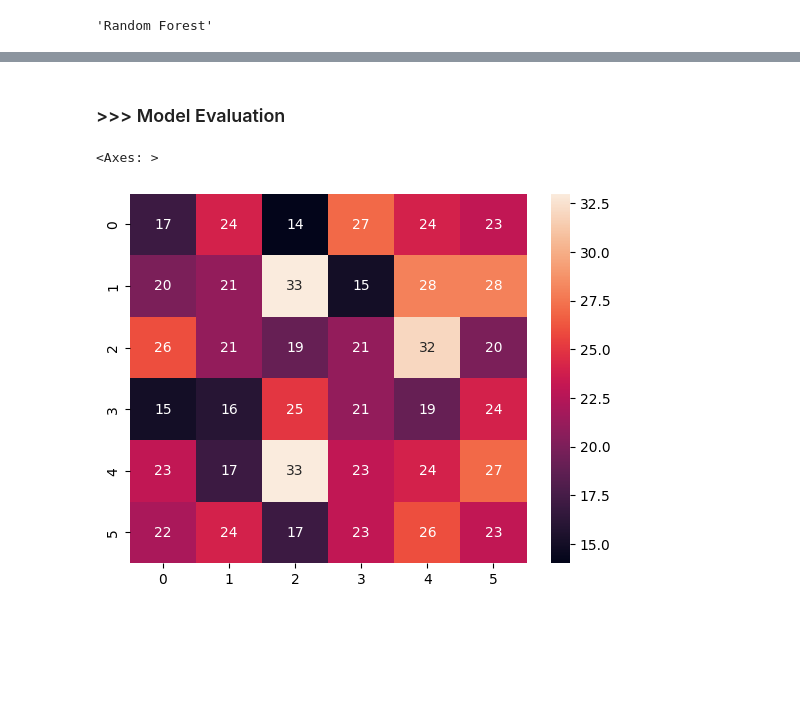
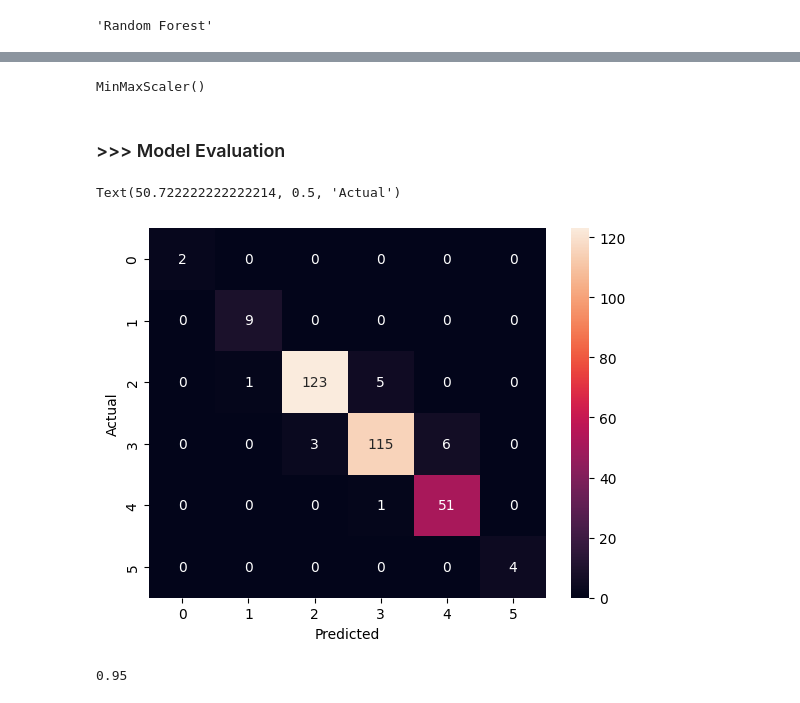
Before and after one commit to Shanu-Mathew/Wine-Qualilty-Prediction-App, a Jupyter notebook: notebook/Wine Quality Analysis.ipynb, the cells around one changed output, grey strips where cells are left out. Saved outputs shown, nothing was run; the diff lists cells and outputs as text; code cells hidden in the pictures; blank space fills up the shorter version.

```diff
--- a/notebook/Wine Quality Analysis.ipynb
+++ b/notebook/Wine Quality Analysis.ipynb
@@ -323,7 +323,7 @@ from sklearn.model_selection import train_test_split as tts
 #The correlation of the columns dropped below except quality are with quality column is very less and so are discarded
 X=winedf.drop(['quality','residual sugar','free sulfur dioxide','pH','density','fixed acidity','chlorides'], axis='columns')
 Y=winedf.quality
-X_tr,X_te,Y_tr,Y_te=train_test_split(X_res,Y_res,test_size=0.2,random_state=101)
+X_tr,X_te,Y_tr,Y_te=train_test_split(X,Y,test_size=0.2)
 # %% [markdown]
 ### >>Data Preprocessing
 # %%
@@ -438,3 +438,10 @@ RandomForestClassifier(n_estimators=256)
+# %%
+from sklearn.preprocessing import MinMaxScaler
+scale=MinMaxScaler()
+scale.fit_transform(X_tr)
+scale.fit(X_te)
+# %% [output]
+MinMaxScaler()
 # %%
 #Training the model
 y_pred=best_model.predict(X_te)
@@ -445,8 +452,12 @@ from sklearn.metrics import confusion_matrix
 cm=confusion_matrix(Y_te,y_pred)
 # %%
 sns.heatmap(cm,annot=True,fmt='.3g')
+plt.xlabel('Predicted')
+plt.ylabel('Actual')
 # %% [output]
-<Axes: >
+Text(50.722222222222214, 0.5, 'Actual')
-[figure, old version]
+[figure, new version]
 # %%
-best_model.score(X_test,Y_test)
+best_model.score(X_te,Y_te)
+# %% [output]
+0.95
```
Also changed, not shown: parts of 3 cells of this notebook.
